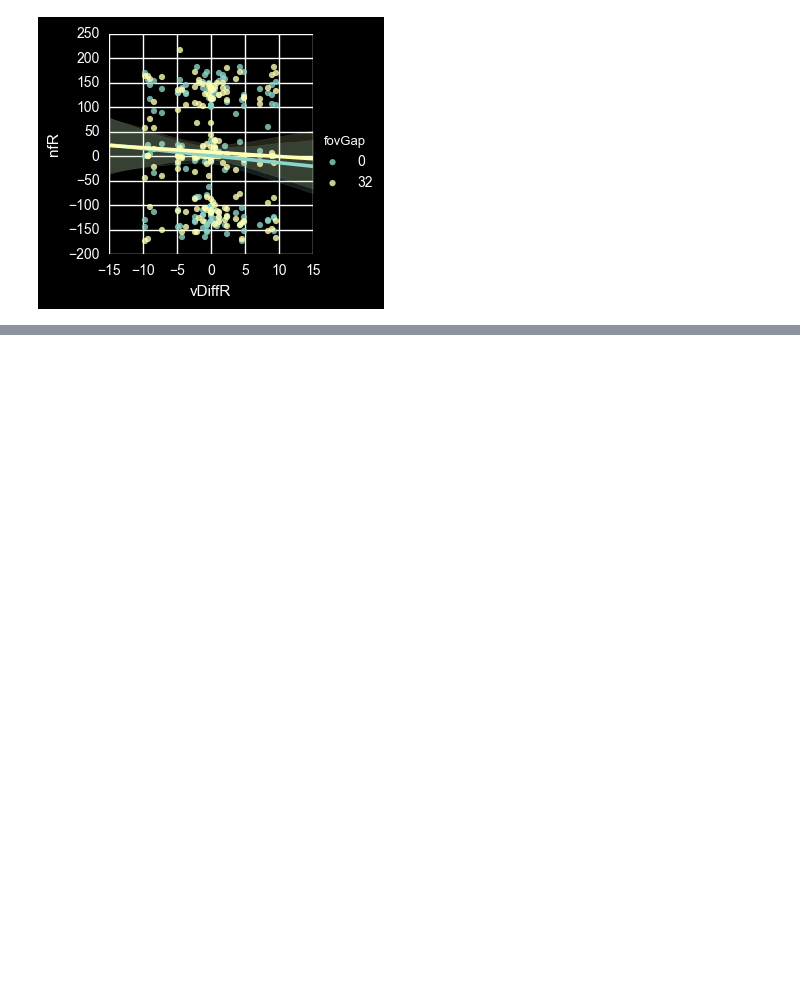
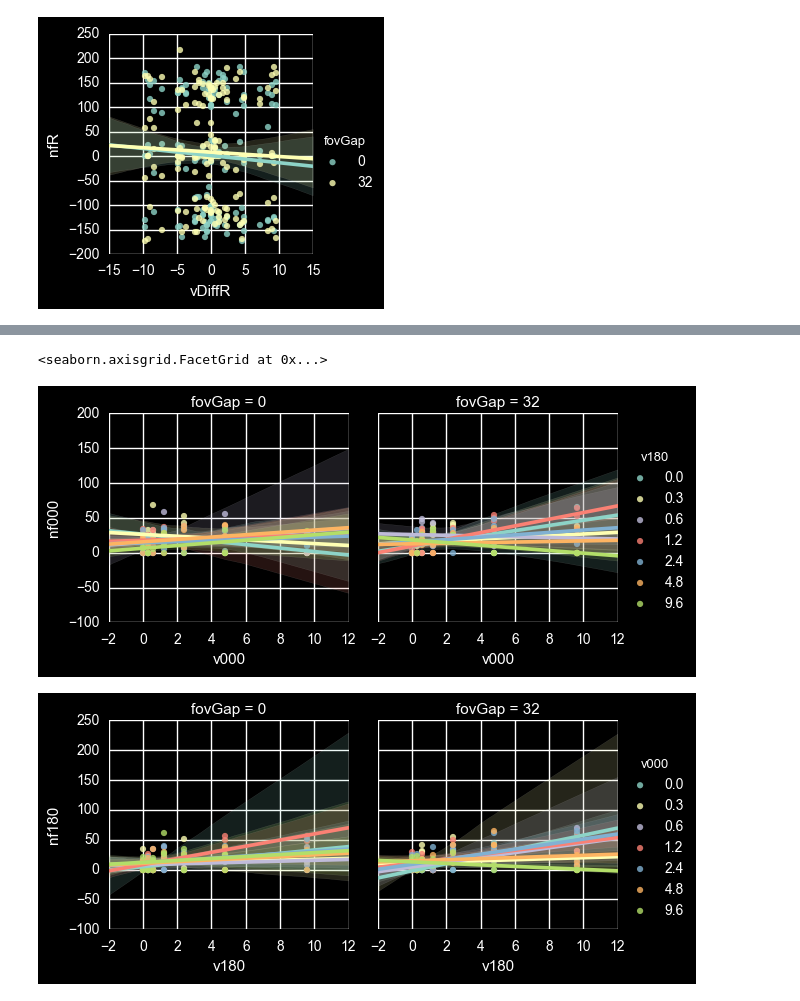
Before and after one commit to egorananyev/mc, a Jupyter notebook: analysis/mcvfp.ipynb, the cells around one changed output, grey strips where cells are left out. Saved outputs shown, nothing was run; the diff lists cells and outputs as text; code cells hidden in the pictures; blank space fills up the shorter version.

```diff
--- a/analysis/mcvfp.ipynb
+++ b/analysis/mcvfp.ipynb
@@ -96,0 +118,9 @@ plt.show()
+# %%
+ss = ds.ix[ds['nf000']<100,:]
+sns.lmplot(x='v000', y='nf000', hue='v180', col='fovGap', data=ss, size=3)
+ss = ds.ix[ds['nf180']<100,:]
+sns.lmplot(x='v180', y='nf180', hue='v000', col='fovGap', data=ss, size=3)
+# %% [output]
+<seaborn.axisgrid.FacetGrid at 0x...>
+[figure, added]
+[figure, added]
```
Also changed, not shown: parts of 15 cells of this notebook, 2 other files.
